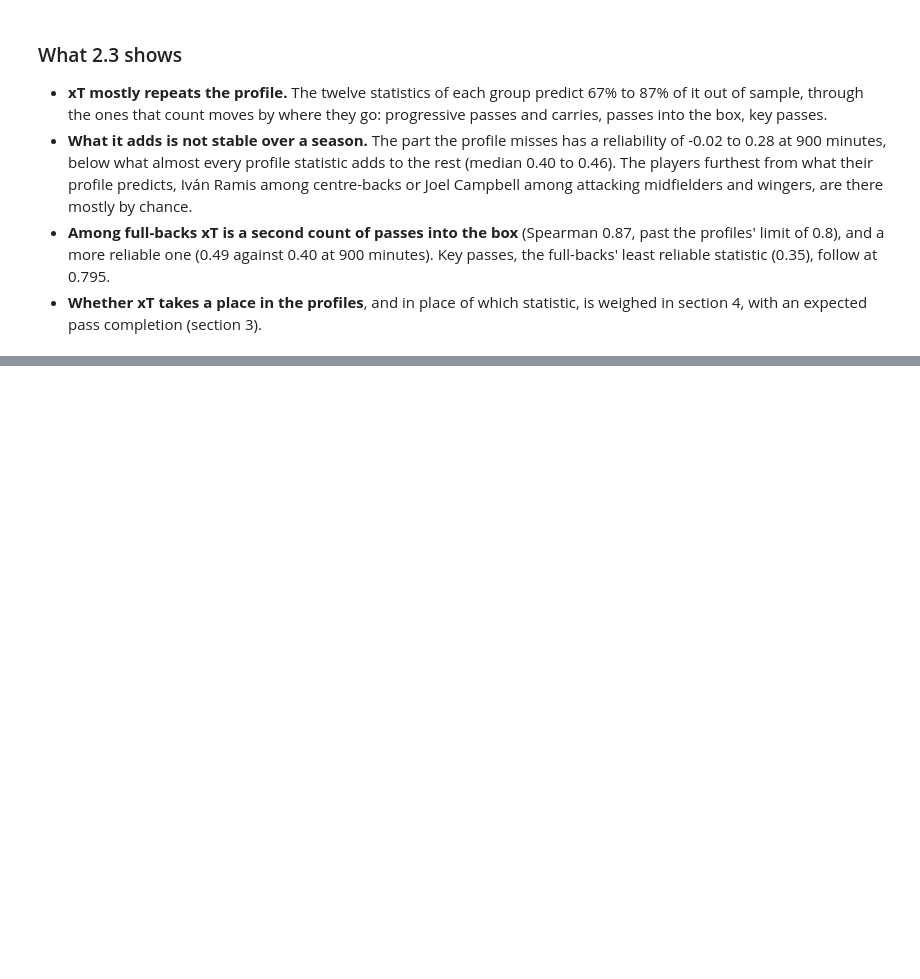
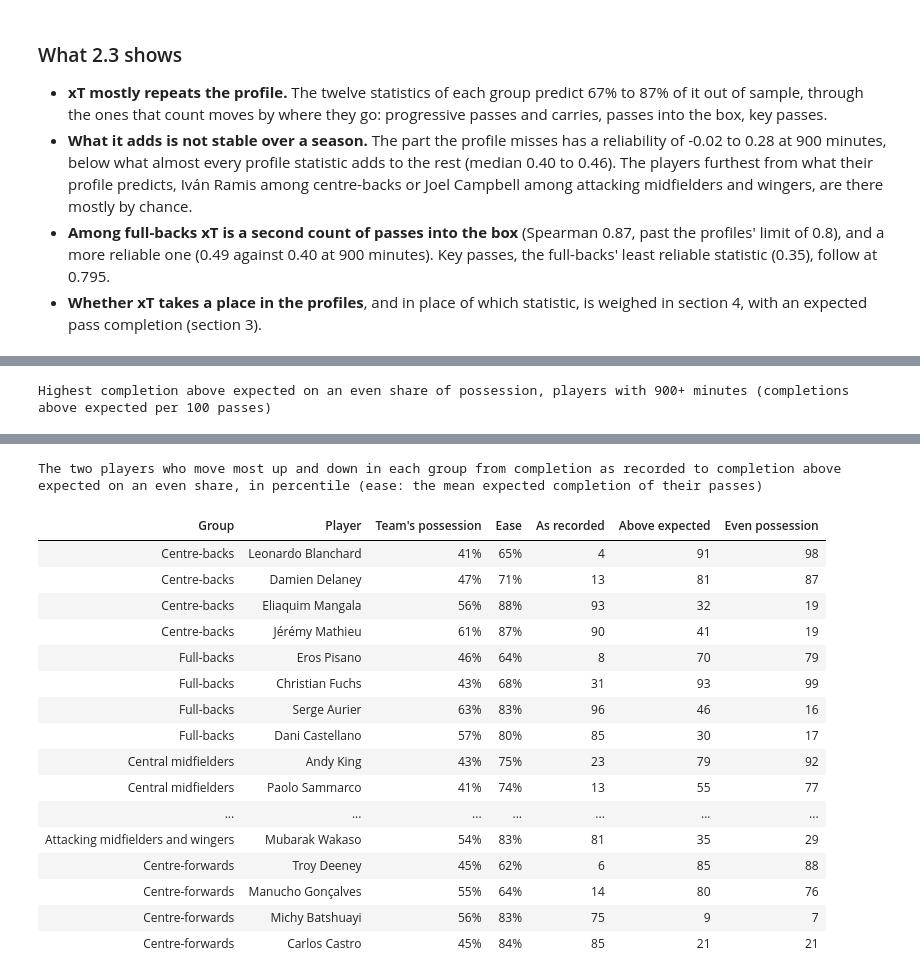
Before and after one commit to Fabiohhp/football-scouting, a Jupyter notebook: notebooks/03_possession_value.ipynb, the cells around one changed output, grey strips where cells are left out. Saved outputs shown, nothing was run; the diff lists cells and outputs as text; code cells hidden in the pictures; blank space fills up the shorter version.

```diff
--- a/notebooks/03_possession_value.ipynb
+++ b/notebooks/03_possession_value.ipynb
@@ -1446,0 +1780,33 @@ The two players in each group furthest above and below the xT their profile pred
+# %%
+top, movers = {}, []
+for g in OUTFIELD:
+    r = completion_season[g]
+    best = r.adjusted.nlargest(10)
+    top[GROUP_NAMES[g]] = [f"{players.name[i]} ({100 * v:+.1f})" for i, v in best.items()]
+    pct = r[list(VERSIONS)].rank(pct=True) * 100
+    change = pct.adjusted - pct.completion
+    for i in [*change.nlargest(2).index, *change.nsmallest(2).index]:
+        movers.append({
+            "Group": GROUP_NAMES[g], "Player": players.name[i], "Team's possession": share[i],
+            "Ease": r.expected[i], "As recorded": pct.completion[i],
+            "Above expected": pct.above_expected[i], "Even possession": pct.adjusted[i],
+        })  # fmt: skip
+display(
+    pd.DataFrame(top, index=range(1, 11)).style.set_caption(
+        "Highest completion above expected on an even share of possession, players with 900+ "
+        "minutes (completions above expected per 100 passes)"
+    )
+)
+display(
+    pd.DataFrame(movers)
+    .style.format({"Team's possession": "{:.0%}", "Ease": "{:.0%}"})
+    .format("{:.0f}", subset=["As recorded", "Above expected", "Even possession"])
+    .hide(axis="index")
+    .set_caption(
+        "The two players who move most up and down in each group from completion as recorded to "
+        "completion above expected on an even share, in percentile (ease: the mean expected "
+        "completion of their passes)"
+    )
+)
+# %% [output]
+Highest completion above expected on an even share of possession, players with 900+ minutes (completions above expected per 100 passes)
@@ -1446,0 +1824,18 @@ The two players in each group furthest above and below the xT their profile pred
+The two players who move most up and down in each group from completion as recorded to completion above expected on an even share, in percentile (ease: the mean expected completion of their passes)
+| Group | Player | Team's possession | Ease | As recorded | Above expected | Even possession |
+| Centre-backs | Leonardo Blanchard | 41% | 65% | 4 | 91 | 98 |
+| Centre-backs | Damien Delaney | 47% | 71% | 13 | 81 | 87 |
+| Centre-backs | Eliaquim Mangala | 56% | 88% | 93 | 32 | 19 |
+| Centre-backs | Jérémy Mathieu | 61% | 87% | 90 | 41 | 19 |
+| Full-backs | Eros Pisano | 46% | 64% | 8 | 70 | 79 |
+| Full-backs | Christian Fuchs | 43% | 68% | 31 | 93 | 99 |
+| Full-backs | Serge Aurier | 63% | 83% | 96 | 46 | 16 |
+| Full-backs | Dani Castellano | 57% | 80% | 85 | 30 | 17 |
+| Central midfielders | Andy King | 43% | 75% | 23 | 79 | 92 |
+| Central midfielders | Paolo Sammarco | 41% | 74% | 13 | 55 | 77 |
+| ... | ... | ... | ... | ... | ... | ... |
+| Attacking midfielders and wingers | Mubarak Wakaso | 54% | 83% | 81 | 35 | 29 |
+| Centre-forwards | Troy Deeney | 45% | 62% | 6 | 85 | 88 |
+| Centre-forwards | Manucho Gonçalves | 55% | 64% | 14 | 80 | 76 |
+| Centre-forwards | Michy Batshuayi | 56% | 83% | 75 | 9 | 7 |
+| Centre-forwards | Carlos Castro | 45% | 84% | 85 | 21 | 21 |
```
Also changed, not shown: parts of 14 cells of this notebook, 6 other files.
